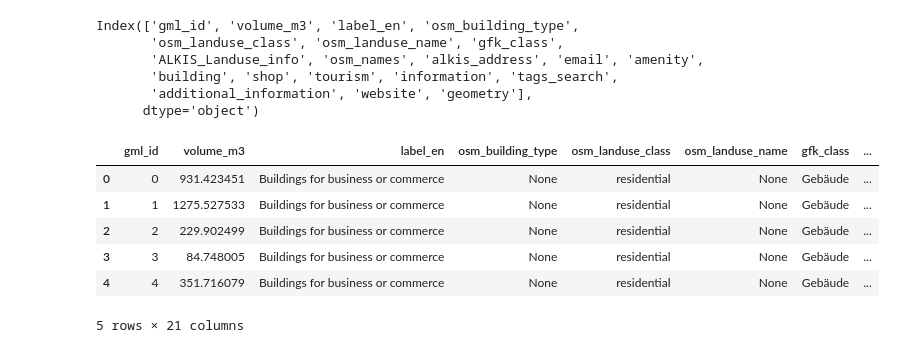
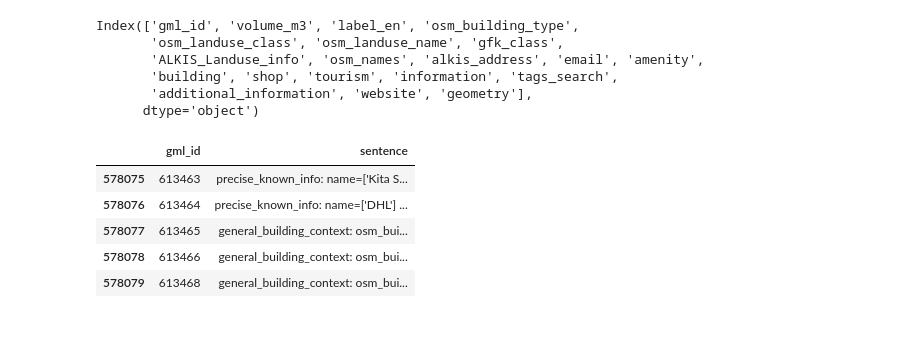
Before and after one commit to TUBS-IVS/Capacity_Calculation-pipeline, a Jupyter notebook: LLMs-Classification-implementatation.ipynb, the cells around one changed output. Saved outputs shown, nothing was run; the diff lists cells and outputs as text; code cells hidden in the pictures.

```diff
--- a/LLMs-Classification-implementatation.ipynb
+++ b/LLMs-Classification-implementatation.ipynb
@@ -138,10 +114,9 @@ pois["sentence"] = pois.apply(row_to_sentence, axis=1)
 # %%
-pois.head()
+pois[["gml_id", "sentence"]].tail()
 # %% [output]
-|  | gml_id | volume_m3 | label_en | osm_building_type | osm_landuse_class | osm_landuse_name | gfk_class | ... |
-| 0 | 0 | 931.423451 | Buildings for business or commerce | None | residential | None | Gebäude | ... |
-| 1 | 1 | 1275.527533 | Buildings for business or commerce | None | residential | None | Gebäude | ... |
-| 2 | 2 | 229.902499 | Buildings for business or commerce | None | residential | None | Gebäude | ... |
-| 3 | 3 | 84.748005 | Buildings for business or commerce | None | residential | None | Gebäude | ... |
-| 4 | 4 | 351.716079 | Buildings for business or commerce | None | residential | None | Gebäude | ... |
+|  | gml_id | sentence |
+| 578075 | 613463 | precise_known_info: name=['Kita S... |
+| 578076 | 613464 | precise_known_info: name=['DHL'] ... |
+| 578077 | 613465 | general_building_context: osm_bui... |
+| 578078 | 613466 | general_building_context: osm_bui... |
+| 578079 | 613468 | general_building_context: osm_bui... |
-5 rows × 21 columns
```
Also changed, not shown: parts of 12 cells of this notebook, 2 other files.
